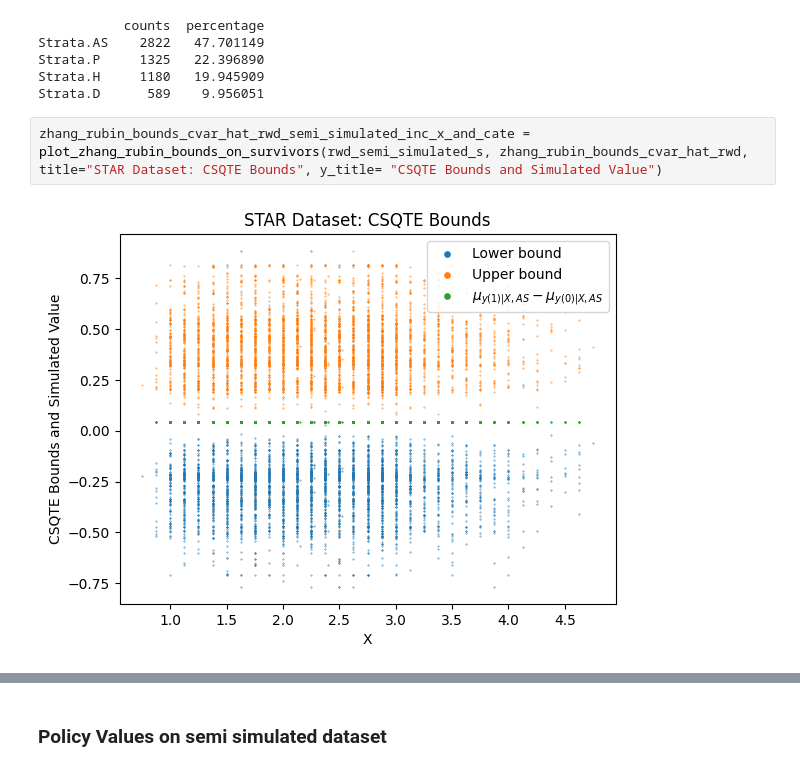
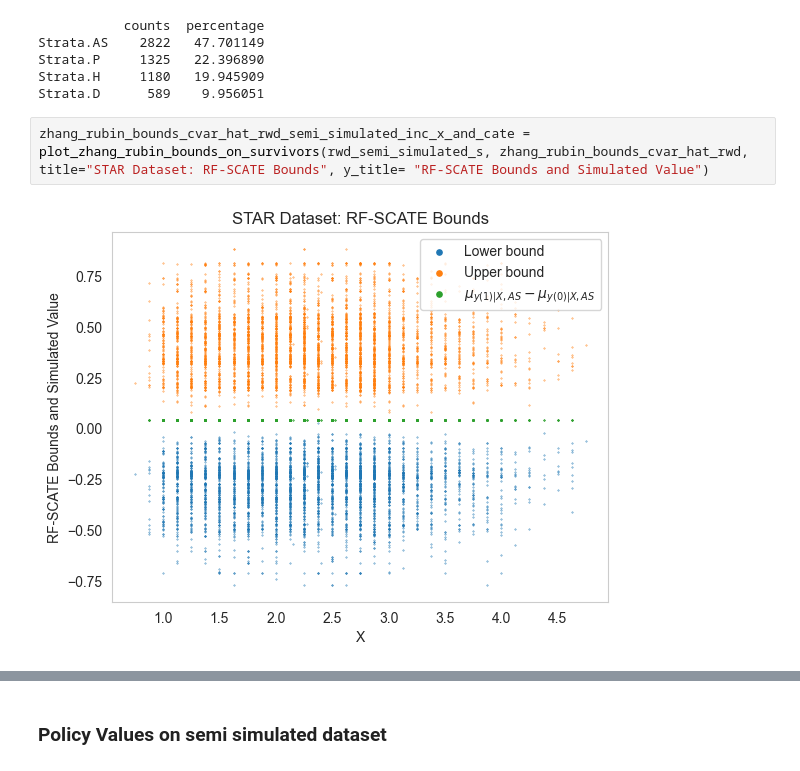
Before and after one commit to HadarRosenwald/competing_risks_simulation, a Jupyter notebook: competing_risks_simulation.ipynb, the cells around one changed output, grey strips where cells are left out. Saved outputs shown, nothing was run; the diff lists cells and outputs as text.

```diff
--- a/competing_risks_simulation.ipynb
+++ b/competing_risks_simulation.ipynb
@@ -140,8 +167,8 @@ Strata.P     1325   22.396890
 Strata.H     1180   19.945909
 Strata.D      589    9.956051
 # %%
-zhang_rubin_bounds_cvar_hat_rwd_semi_simulated_inc_x_and_cate = plot_zhang_rubin_bounds_on_survivors(rwd_semi_simulated_s, zhang_rubin_bounds_cvar_hat_rwd, title="STAR Dataset: CSQTE Bounds", y_title= "CSQTE Bounds and Simulated Value")
+zhang_rubin_bounds_cvar_hat_rwd_semi_simulated_inc_x_and_cate = plot_zhang_rubin_bounds_on_survivors(rwd_semi_simulated_s, zhang_rubin_bounds_cvar_hat_rwd, title="STAR Dataset: RF-SCATE Bounds", y_title= "RF-SCATE Bounds and Simulated Value")
 # %% [output]
-[figure, old version]
+[figure, new version]
 # %%
 zhang_rubin_bounds_cvar_hat_rwd_mono = calc_zhang_rubin_bounds_using_cvar_est(rwd_hat_s, cvar_model_trained_rwd_treated, cvar_model_trained_rwd_untreated, monotonicity_assumption=True)
```
Also changed, not shown: parts of 14 cells of this notebook, 2 other files.
